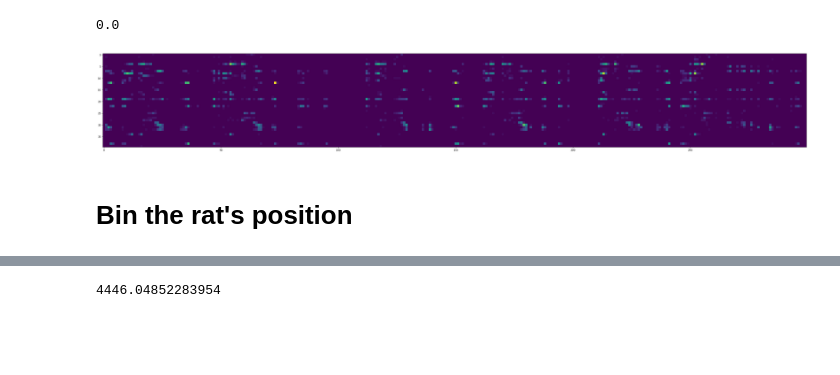
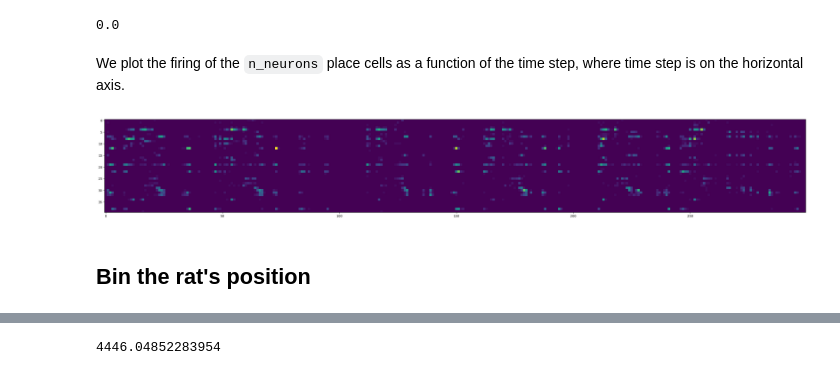
Before and after one commit to geometric-intelligence/neurometry, a Jupyter notebook: neuralgeom/notebooks/1_explore_raw_experimental_place_cells.ipynb, the cells around one changed output, grey strips where cells are left out. Cells and saved outputs as stored; diff of their text form; code cells hidden in the pictures; blank space fills up the shorter version.

```diff
--- a/neuralgeom/notebooks/1_explore_raw_experimental_place_cells.ipynb
+++ b/neuralgeom/notebooks/1_explore_raw_experimental_place_cells.ipynb
@@ -66,2 +108,3 @@ enctimes[0]
 # %%
-n_cells = len(expt34["expt34"]["clust"])
+n_cells = len(expt34["x"]["clust"])
+print(f"There are {n_cells} cells/units/clusters recorded in this experiment.")
@@ -87,7 +128,7 @@ len(firing_times0)
 1319
 # %%
 times = []
-for clust in expt34["expt34"]["clust"]:
+for clust in expt34["x"]["clust"]:
     times.extend(clust["ts"])
 
 times = sorted(times)
@@ -145,7 +186,7 @@ print(len(regular_times))
 41849
 2954
 # %%
-cell0 = expt34["expt34"]["clust"][0]
+cell0 = expt34["x"]["clust"][0]
 ts0 = cell0["ts"]
 
 counts, bins, _ = plt.hist(ts0, bins=regular_times)
@@ -164,7 +207,7 @@ counts.shape
 n_times = len(regular_times) - 1
 place_cells = np.zeros((n_times, n_cells))
 
-for i_cell, cell in enumerate(expt34["expt34"]["clust"]):
+for i_cell, cell in enumerate(expt34["x"]["clust"]):
     print(f"Processing cell {i_cell}...")
     counts, bins, _ = plt.hist(cell["ts"], bins=regular_times)
     assert sum(bins != regular_times) == 0
@@ -201,10 +246,16 @@ np.max(place_cells)
 np.min(place_cells)
 # %% [output]
 0.0
+# %% [markdown]
+We plot the firing of the `n_neurons` place cells as a function of the time step, where time step is on the horizontal axis.
 # %%
-plt.figure(figsize = (40, 10))
-plt.imshow(place_cells[100:400,].T, cmap="viridis")
-plt.tight_layout()
+plt.figure(figsize=(40, 10))
+plt.imshow(
+    place_cells[
+        100:400,
+    ].T,
+    cmap="viridis",
+);
 # %% [output]
-[figure, old version]
+[figure, new version]
 # %%
@@ -212,5 +263,5 @@ np.save("place_cells_expt34_b.npy", place_cells)
 # %% [markdown]
-# Bin the rat's position
+## Bin the rat's position
 # %%
 enc_counts, enc_bins, _ = plt.hist(enctimes, bins=regular_times)
 # %% [output]
```
Also changed, not shown: parts of 39 cells of this notebook, 15 other files.
